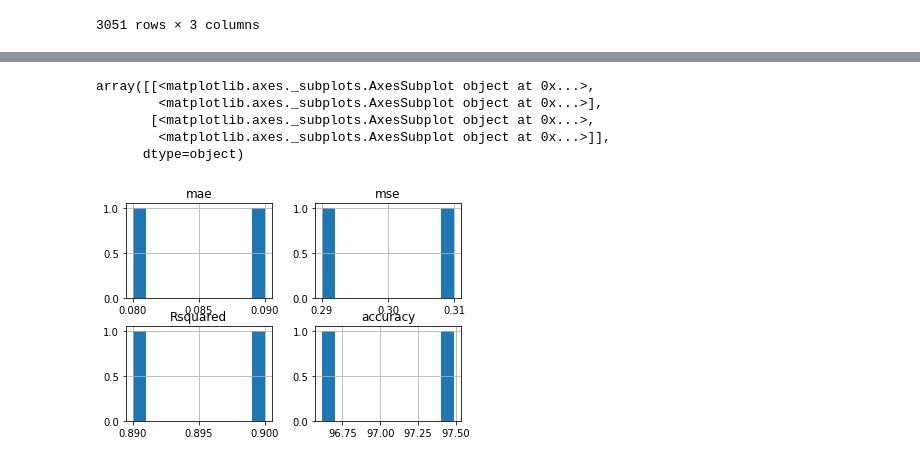
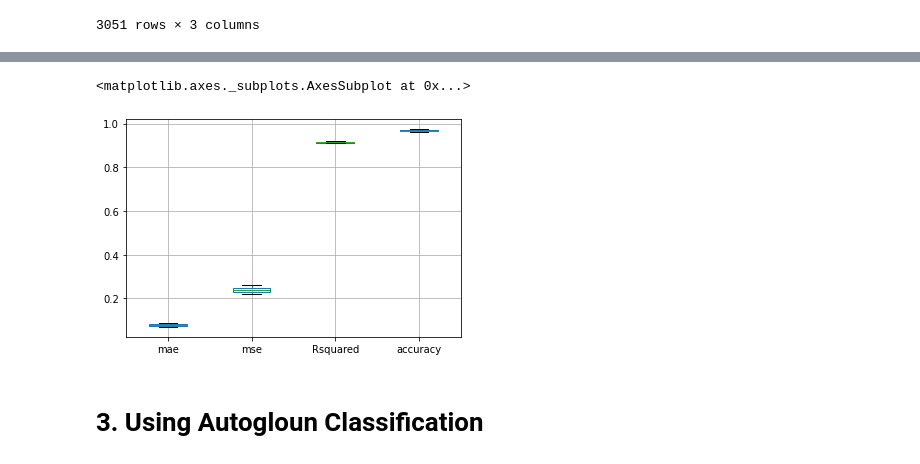
Before and after one commit to jocelynbaduria/cmpe-257_Machine_Learning, a Jupyter notebook: [Jocelyn_Baduria]_HW5_HPO_257_ML.ipynb, the cells around one changed output, grey strips where cells are left out. Drawn from its saved outputs; the diff is of its cells as text; code cells hidden in the pictures.

```diff
--- a/[Jocelyn_Baduria]_HW5_HPO_257_ML.ipynb
+++ b/[Jocelyn_Baduria]_HW5_HPO_257_ML.ipynb
@@ -239,37 +365,0 @@ Data Narrative: Classification Accuracy above 95%. MLP got the highest accuracy
-# %%
-X_train, X_test, y_train, y_test = train_test_split(X, y, test_size=0.30)
-
-names = ["Decision Tree", "MLP Neural Net"]
-
-classifiers = [
-    DecisionTreeClassifier(max_depth=6),
-    MLPClassifier(solver='lbfgs',alpha=1, max_iter=1000)
-    ]
-output = pd.DataFrame(columns=['classifier', 'mae', 'mse', 'Rsquared', 'accuracy'])
-
-max_score = 0.0
-max_class = ''
-# iterate over classifiers
-
-for name, clf in zip(names, classifiers):
-    # start_time = time()
-    clf.fit(X_train, y_train)
-    score = 100.0 * clf.score(X_test, y_test)
-
-    y_predict = clf.predict(X_test)
-
-    mae = np.round(metrics.mean_absolute_error(y_test, y_predict), 2)
-    mse = np.round(metrics.mean_squared_error(y_test, y_predict), 2)
-    rsquared = np.round(metrics.r2_score(y_test, y_predict), 2)
-    output = output.append({'classifier': name, 'mae':mae, 'mse':mse,'Rsquared':rsquared, 'accuracy':score}, ignore_index=True)
-
-    print('Classifier = %s, Score (test, accuracy) = %.2f' %(name, score))
-    if score > max_score:
-        clf_best = clf
-        max_score = score
-        max_class = name
-
-print(80*'-' )
-print('Best --> Classifier = %s, Score (test, accuracy) = %.2f' %(max_class, max_score))
-
-display(output)
@@ -289,9 +366,7 @@ Increase the number of iterations (max_iter) or scale the data as shown in:
 # %%
-output.hist()
+output.boxplot()
 # %% [output]
-array([[<matplotlib.axes._subplots.AxesSubplot object at 0x...>,
-        <matplotlib.axes._subplots.AxesSubplot object at 0x...>],
-       [<matplotlib.axes._subplots.AxesSubplot object at 0x...>,
-        <matplotlib.axes._subplots.AxesSubplot object at 0x...>]],
-      dtype=object)
+<matplotlib.axes._subplots.AxesSubplot at 0x...>
-[figure, old version]
+[figure, new version]
+# %% [markdown]
+# 3. Using Autogloun Classification
```
Also changed, not shown: parts of 33 cells of this notebook.
